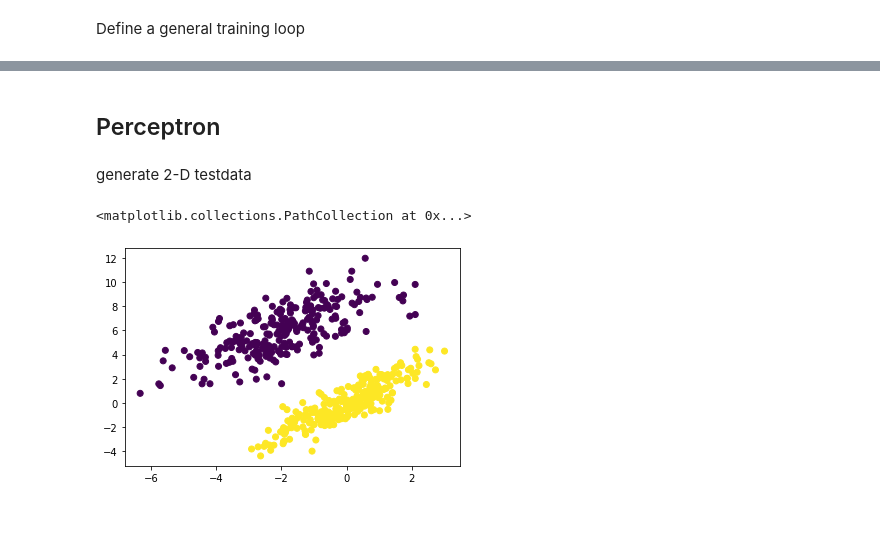
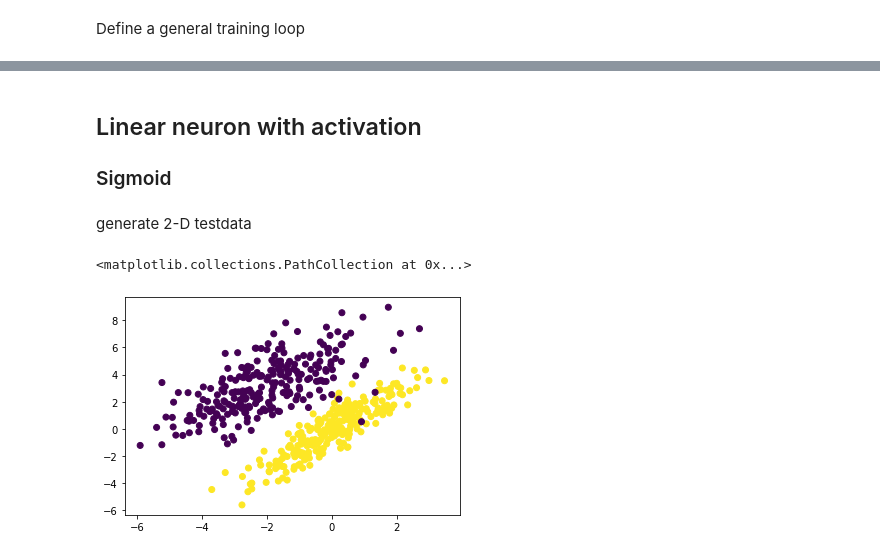
Before and after one commit to mario-dohr/my-college-lectures, a Jupyter notebook: DeepLearning/chapter-4.ipynb, the cells around one changed output, grey strips where cells are left out. Drawn from its saved outputs; the diff is of its cells as text; code cells hidden in the pictures; blank space fills up the shorter version.

```diff
--- a/DeepLearning/chapter-4.ipynb
+++ b/DeepLearning/chapter-4.ipynb
@@ -143,15 +143,17 @@ tensor([ 0.0892, -2.8787], requires_grad=True)
-# %% [markdown]
-## Perceptron
+# %% [markdown]
+## Linear neuron with activation
+
+### Sigmoid
 # %% [markdown]
 generate 2-D testdata
 # %%
 X1 = torch.tensor(np.random.multivariate_normal([0,0],[[1,2],[2,3]],250)).type(torch.FloatTensor)
-X2 = torch.tensor(np.random.multivariate_normal([-2,6],[[2,2],[2,4]],250)).type(torch.FloatTensor)
+X2 = torch.tensor(np.random.multivariate_normal([-2,3],[[2,2],[2,4]],250)).type(torch.FloatTensor)
 X = torch.cat((X1,X2),0)
-y = torch.cat((torch.ones(250),torch.ones(250)*(-1)),0)
+y = torch.cat((torch.ones(250),torch.zeros(250)),0)
 
 plt.scatter(X[:,0],X[:,1],c=y)
 # %% [output]
 <matplotlib.collections.PathCollection at 0x...>
-[figure, old version]
+[figure, new version]
 # %%
```
Also changed, not shown: parts of 27 cells of this notebook, 1 other file.
